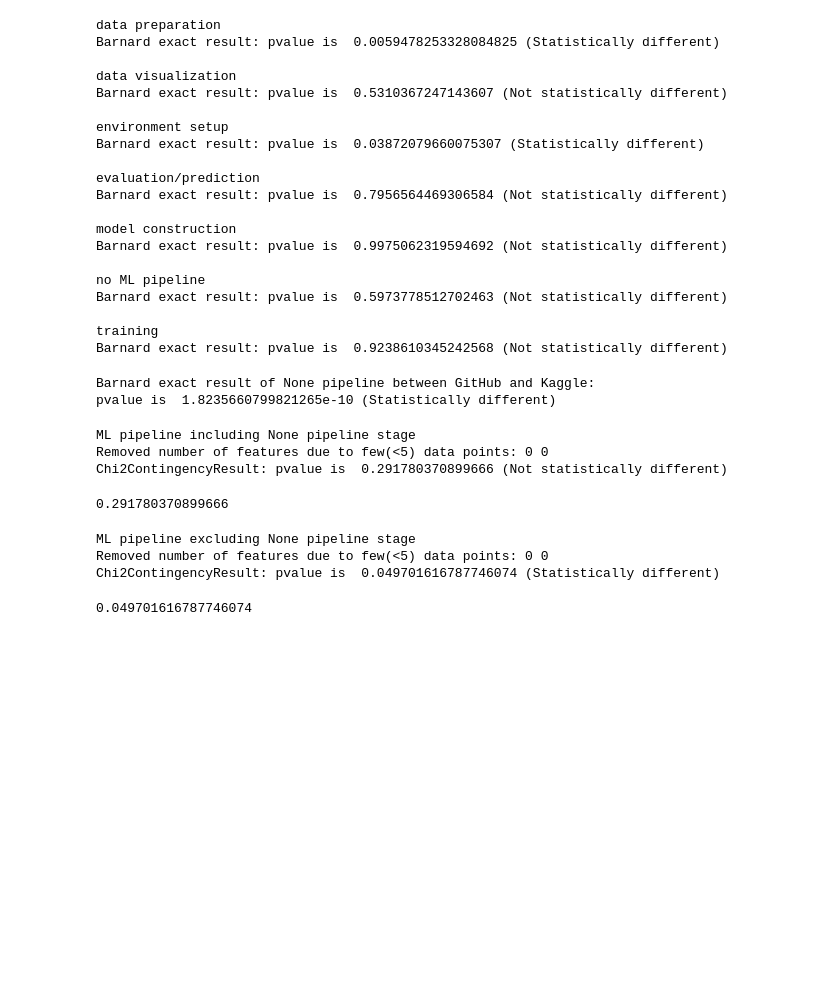
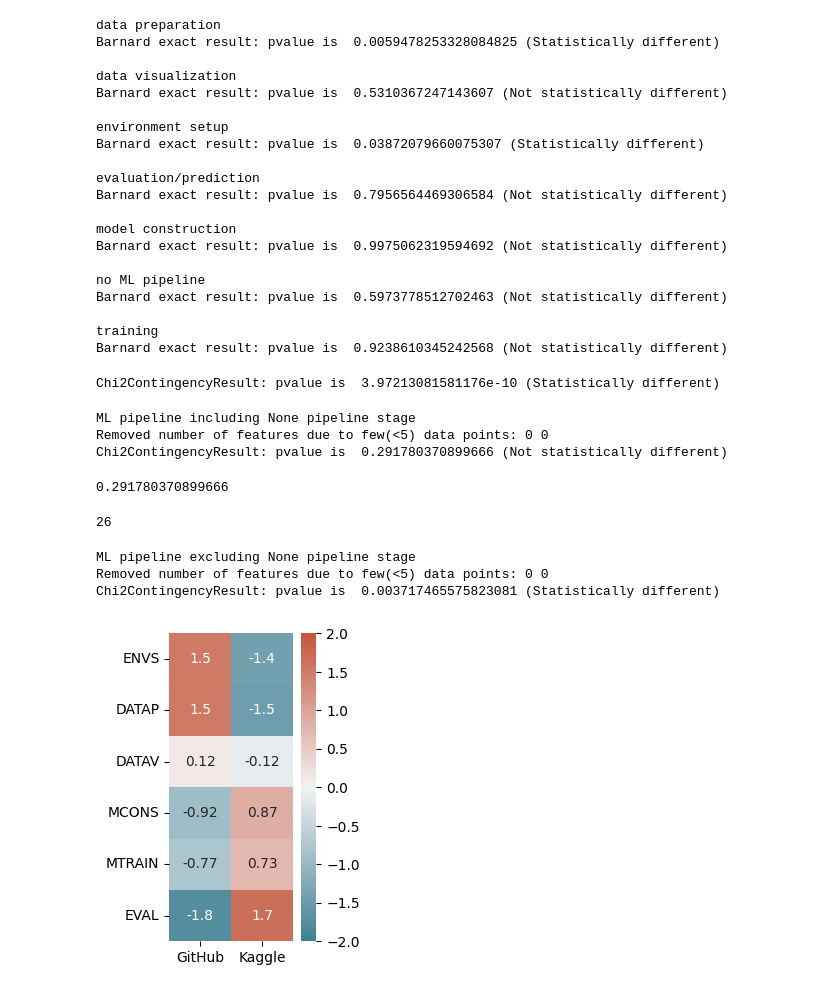
Before and after one commit to PELAB-LiU/jupyter_nbs_empirical, a Jupyter notebook: notebook_error_analysis-manual_labels_statistictest.ipynb, the cells around one changed output. Cells and saved outputs as stored; diff of their text form; code cells hidden in the pictures; blank space fills up the shorter version.

```diff
--- a/notebook_error_analysis-manual_labels_statistictest.ipynb
+++ b/notebook_error_analysis-manual_labels_statistictest.ipynb
@@ -387,7 +353,7 @@ Barnard exact result: pvalue is  0.9238610345242568 (Not statistically different
 # %%
 # Barnard exact test of None pipeline vs. the rest between github and kaggle
 
-from scipy.stats import barnard_exact
+from scipy.stats import chi2_contingency
 
 mlpp_g = cluster_res_g_sum_exed_weighted_sum["label_ML_pipeline"].copy()
 mlpp_k = cluster_res_k_sum_exed_weighted_sum["label_ML_pipeline"].copy()
@@ -395,12 +361,14 @@ mlpp_k = cluster_res_k_sum_exed_weighted_sum["label_ML_pipeline"].copy()
 test_nopipeline = [[mlpp_g["no ML pipeline"],mlpp_k["no ML pipeline"]],
                    [sum(mlpp_g.values())-mlpp_g["no ML pipeline"], sum(mlpp_k.values())-mlpp_k["no ML pipeline"]]]
 
-pvalue_be = barnard_exact(test_nopipeline).pvalue
-print("Barnard exact result of None pipeline between GitHub and Kaggle: \npvalue is ", pvalue_be,
-      "(Not statistically different)" if pvalue_be > 0.05 else "(Statistically different)")
+test_nopipeline = [[mlpp_g["no ML pipeline"],sum(mlpp_g.values())-mlpp_g["no ML pipeline"]],
+                   [mlpp_k["no ML pipeline"], sum(mlpp_k.values())-mlpp_k["no ML pipeline"]]]
+
+pvalue_chisquare = chi2_contingency(test_nopipeline).pvalue
+print("Chi2ContingencyResult: pvalue is ", pvalue_chisquare,
+      "(Not statistically different)" if pvalue_chisquare > 0.05 else "(Statistically different)")
 # %% [output]
-Barnard exact result of None pipeline between GitHub and Kaggle:
-pvalue is  1.8235660799821265e-10 (Statistically different)
+Chi2ContingencyResult: pvalue is  3.97213081581176e-10 (Statistically different)
 # %%
 visualization_util.chisquare_test(mlpp_g, mlpp_k, "ML pipeline including None pipeline stage")
 # %% [output]
@@ -411,9 +379,43 @@ Chi2ContingencyResult: pvalue is  0.291780370899666 (Not statistically different
 # %%
 mlpp_g.pop('no ML pipeline', None)
 mlpp_k.pop('no ML pipeline', None)
-visualization_util.chisquare_test(mlpp_g, mlpp_k, "ML pipeline excluding None pipeline stage")
 # %% [output]
-ML pipeline excluding None pipeline stage
-Removed number of features due to few(<5) data points: 0 0
-Chi2ContingencyResult: pvalue is  0.049701616787746074 (Statistically different)
+26
-0.049701616787746074
+# %%
+# post hoc analysis after a chi-square test
+import pandas as pd
+import numpy as np
+from scipy.stats import chi2_contingency, norm
+
+observed_df = pd.concat([pd.DataFrame.from_dict(mlpp_g, columns=["GitHub"],orient='index').T, pd.DataFrame.from_dict(mlpp_k, columns=["Kaggle"],orient='index').T])
+chi_res = visualization_util.chisquare_test(observed_df.iloc[0], observed_df.iloc[1], "ML pipeline excluding None pipeline stage", res_all=True)
+expected = chi_res.expected_freq
+expected_df = pd.DataFrame(expected, columns=["GitHub","Kaggle"], index=observed_df.columns).T
+
+residuals_std = ((observed_df.T.to_numpy()-expected)/np.sqrt(expected))
+residuals_std_df = pd.DataFrame(residuals_std, columns=["GitHub","Kaggle"], index=observed_df.columns).T
+# %% [output]
+ML pipeline excluding None pipeline stage
+Removed number of features due to few(<5) data points: 0 0
+Chi2ContingencyResult: pvalue is  0.003717465575823081 (Statistically different)
+# %%
+# test which variables contribute more to the difference
+
+import seaborn as sns
+import matplotlib.pyplot as plt
+
+order_mlpp = ["environment setup", "data preparation", "data visualization", "model construction", "training",
+              "evaluation/prediction"]
+mlpp2abbr = {'environment setup':"ENVS", 'data preparation':"DATAP", 'data visualization':"DATAV",
+             'model construction':"MCONS", 'training':"MTRAIN", 'evaluation/prediction':"EVAL", 'no ML pipeline':"NONE"}
+residuals_std_df = residuals_std_df[order_mlpp]
+plt.figure(figsize=(2,4))
+cm_dp = sns.diverging_palette(220, 20, center="light", as_cmap=True)
+rc_new = [mlpp2abbr[x] for x in residuals_std_df.columns]
+s = sns.heatmap(residuals_std_df[order_mlpp].T, annot=True, yticklabels=rc_new, cmap=cm_dp,
+                center=0,vmin=-2, vmax=2)
+s.set(xlabel='', ylabel='')
+s.figure.savefig(r"C:\Users\yirwa29\OneDrive - Linköpings universitet\SAProject\Paper2/mlpp_residuals.pdf", bbox_inches='tight')
+plt.show()
+# %% [output]
+[figure, added]
```
Also changed, not shown: parts of 8 cells of this notebook, 2 other files.
